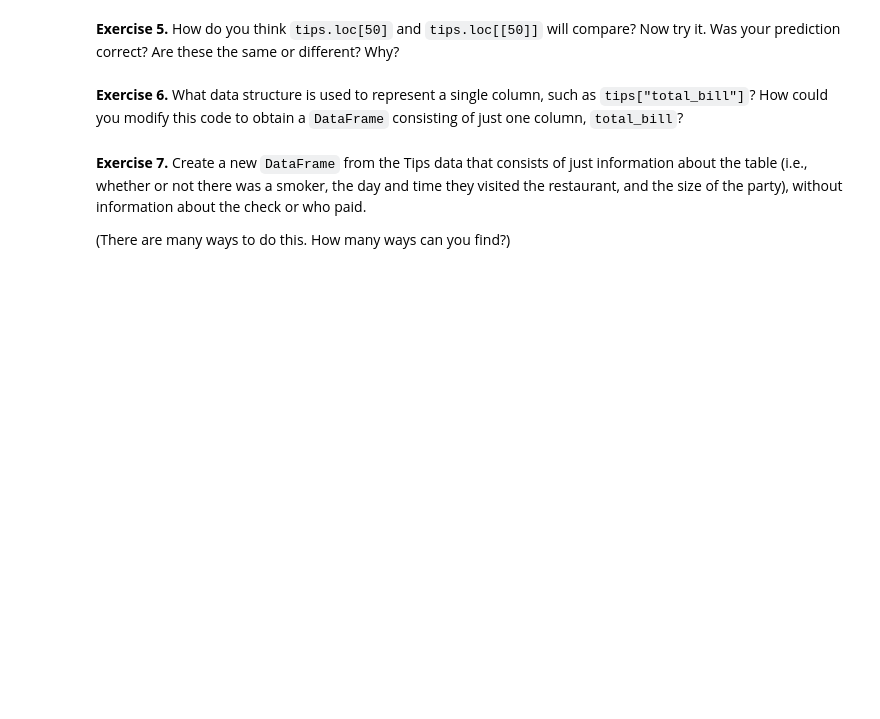
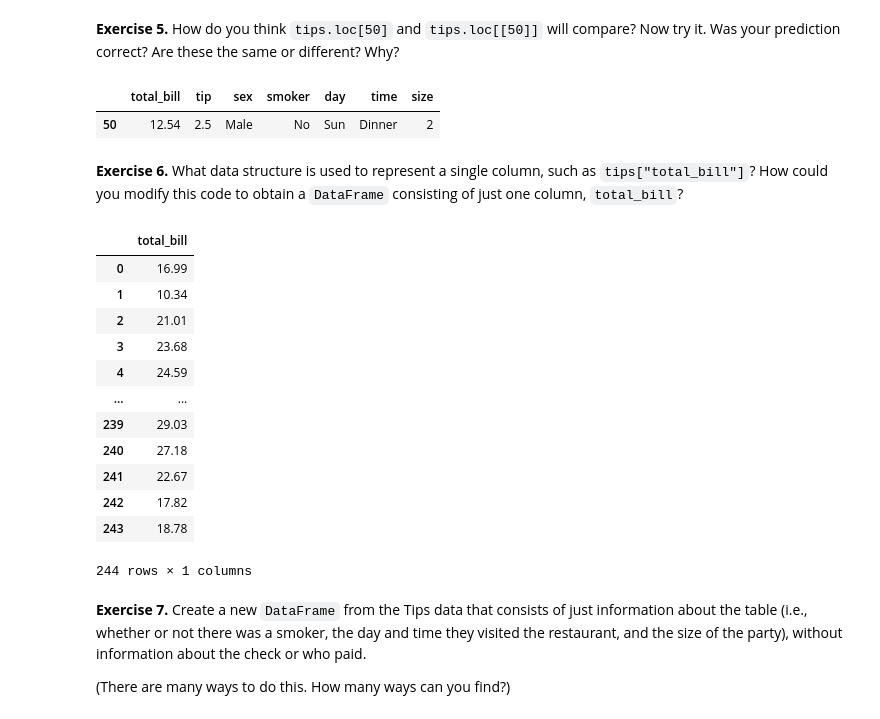
Before and after one commit to kshakib22/cmps6790, a Jupyter notebook: _labs/Lab02/Lab02.ipynb, the cells around one changed output. Drawn from its saved outputs; the diff is of its cells as text; code cells hidden in the pictures; blank space fills up the shorter version.

```diff
--- a/_labs/Lab02/Lab02.ipynb
+++ b/_labs/Lab02/Lab02.ipynb
@@ -562,2 +561,11 @@ tips.iloc[50:55]
+# %%
+# The formatting should be different as they are accessed differently
+tips.loc[50]
+tips.loc[[50]]
+# Prediction was somewhat right; they are different. The command tips.loc[[50]] gives a row from the data in dataframe format.
+# The command tips[50] gives a series instead of the dataframe.
+# %% [output]
+|  | total_bill | tip | sex | smoker | day | time | size |
+| 50 | 12.54 | 2.5 | Male | No | Sun | Dinner | 2 |
 # %% [markdown]
 **Exercise 6.** What data structure is used to represent a single column, such as `tips["total_bill"]`? How could you modify this code to obtain a `DataFrame` consisting of just one column, `total_bill`?
@@ -566,3 +572,20 @@ tips.iloc[50:55]
+# %%
+# It is called Series. To get dataframe, we can add the required column as a list in the argument
+tips[["total_bill"]]
+# %% [output]
+|  | total_bill |
+| 0 | 16.99 |
+| 1 | 10.34 |
+| 2 | 21.01 |
+| 3 | 23.68 |
+| 4 | 24.59 |
+| ... | ... |
+| 239 | 29.03 |
+| 240 | 27.18 |
+| 241 | 22.67 |
+| 242 | 17.82 |
+| 243 | 18.78 |
+244 rows × 1 columns
 # %% [markdown]
 **Exercise 7.** Create a new `DataFrame` from the Tips data that consists of just information about the table (i.e., whether or not there was a smoker, the day and time they visited the restaurant, and the size of the party), without information about the check or who paid.
 
```
Also changed, not shown: parts of 4 cells of this notebook.
